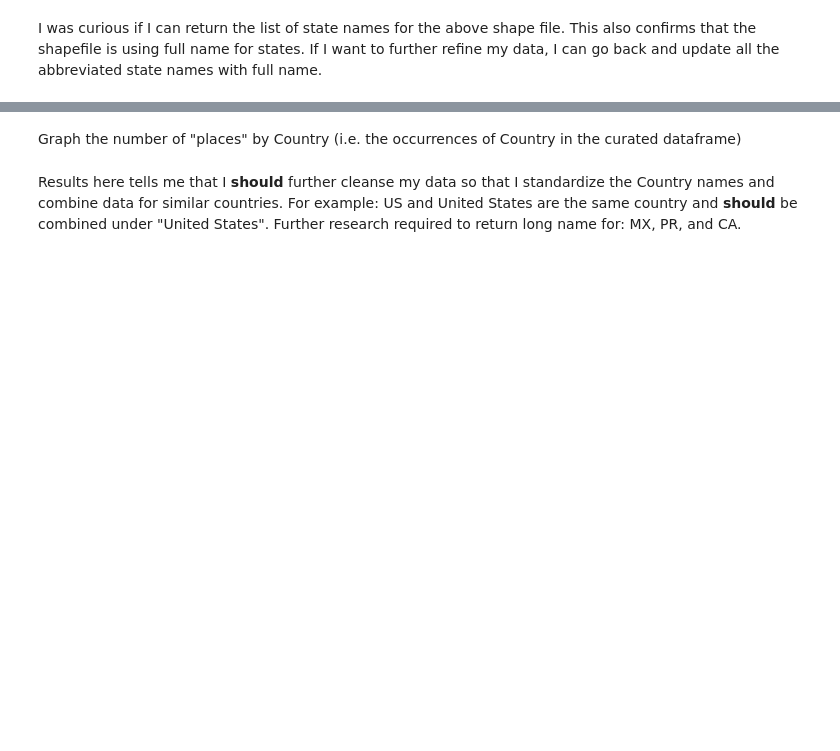
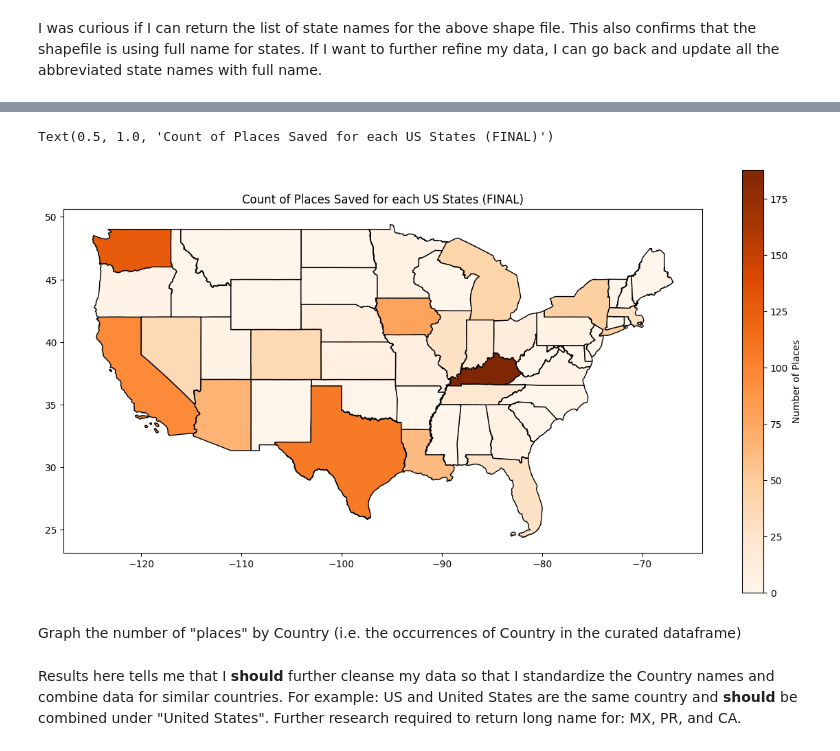
Before and after one commit to mary-vo/my-google-and-yelp-places, a Jupyter notebook: data-analysis/analysis.ipynb, the cells around one changed output, grey strips where cells are left out. Cells and saved outputs as stored; diff of their text form; code cells hidden in the pictures; blank space fills up the shorter version.

```diff
--- a/data-analysis/analysis.ipynb
+++ b/data-analysis/analysis.ipynb
@@ -64,3 +156,16 @@ state_names
+# %%
+us_map = gpd.read_file('tl_2020_us_state.shp')
+names = ['Alaska', 'Hawaii', 'United States Virgin Islands', 'Commonwealth of the Northern Mariana Islands', 'Guam', 'American Samoa', 'Puerto Rico']
+updated_us_map = us_map.loc[~(us_map)['NAME'].isin(names)]
+state_occurrences = us_only_places_df['State'].value_counts().reset_index().rename(columns={'index':'NAME','State':'count'})
+# state_occurrences
+merge_map = updated_us_map.merge(state_occurrences, on='NAME', how='left')
+merge_map['count'] = merge_map['count'].fillna(0)
+merge_map.plot(column='count', cmap='Oranges', legend=True, legend_kwds={'label': "Number of Places", 'orientation': "vertical", 'shrink':0.4}, figsize=(15,20), edgecolor='black')
+plt.title('Count of Places Saved for each US States (FINAL)')
+# %% [output]
+Text(0.5, 1.0, 'Count of Places Saved for each US States (FINAL)')
+[figure, added]
 # %% [markdown]
 Graph the number of "places" by Country (i.e. the occurrences of Country in the curated dataframe)
 # %% [markdown]
```
Also changed, not shown: parts of 14 cells of this notebook.
